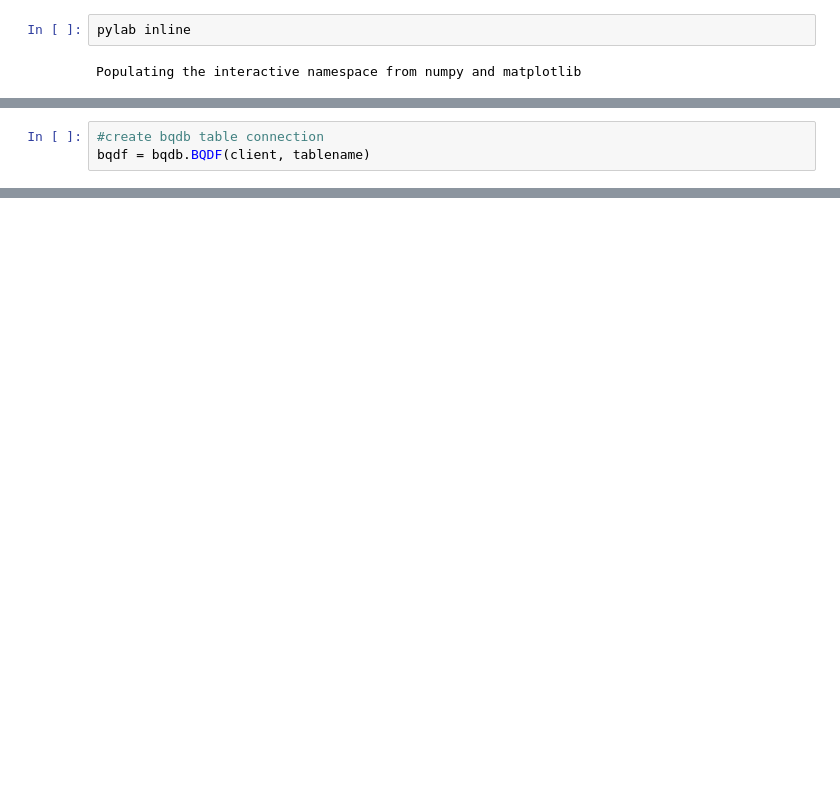
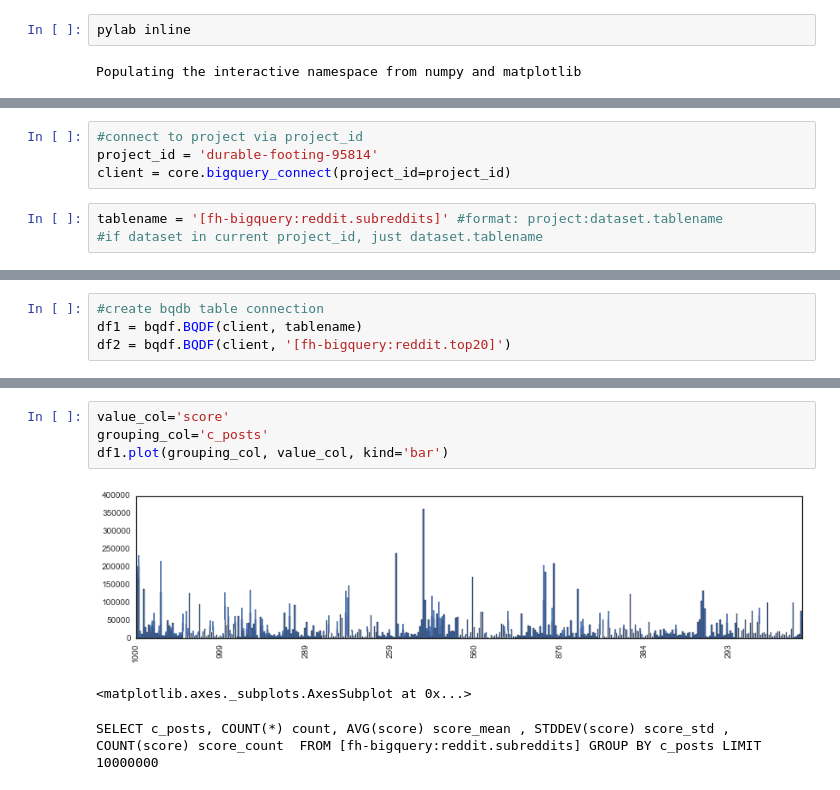
Before and after one commit to askerry/bqpy, a Jupyter notebook: bq_template.ipynb, the cells around one changed output, grey strips where cells are left out. Saved outputs shown, nothing was run; the diff lists cells and outputs as text; blank space fills up the shorter version.

```diff
--- a/bq_template.ipynb
+++ b/bq_template.ipynb
@@ -33,3 +4,0 @@ Waiting on bqjob_r5daf3523c0db5bea_0000014e2aeb236a_1 ... (0s) Current status: D
-# %%
-#create bqdb table connection
-bqdf = bqdb.BQDF(client, tablename)
@@ -119,0 +18,7 @@ Waiting on bqjob_r4515891cb730f2ba_0000014e2e77b80f_2 ... (0s) Current status: D
+# %%
+#connect to project via project_id
+project_id = 'durable-footing-95814'
+client = core.bigquery_connect(project_id=project_id)
+# %%
+tablename = '[fh-bigquery:reddit.subreddits]' #format: project:dataset.tablename
+#if dataset in current project_id, just dataset.tablename
@@ -119,0 +27,4 @@ Waiting on bqjob_r4515891cb730f2ba_0000014e2e77b80f_2 ... (0s) Current status: D
+# %%
+#create bqdb table connection
+df1 = bqdf.BQDF(client, tablename)
+df2 = bqdf.BQDF(client, '[fh-bigquery:reddit.top20]')
@@ -119,0 +187,8 @@ Waiting on bqjob_r4515891cb730f2ba_0000014e2e77b80f_2 ... (0s) Current status: D
+# %%
+value_col='score'
+grouping_col='c_posts'
+df1.plot(grouping_col, value_col, kind='bar')
+# %% [output]
+[figure, added]
+<matplotlib.axes._subplots.AxesSubplot at 0x...>
+SELECT c_posts, COUNT(*) count, AVG(score) score_mean , STDDEV(score) score_std , COUNT(score) score_count  FROM [fh-bigquery:reddit.subreddits] GROUP BY c_posts LIMIT 10000000
```
Also changed, not shown: parts of 42 cells of this notebook, 1 other file.
